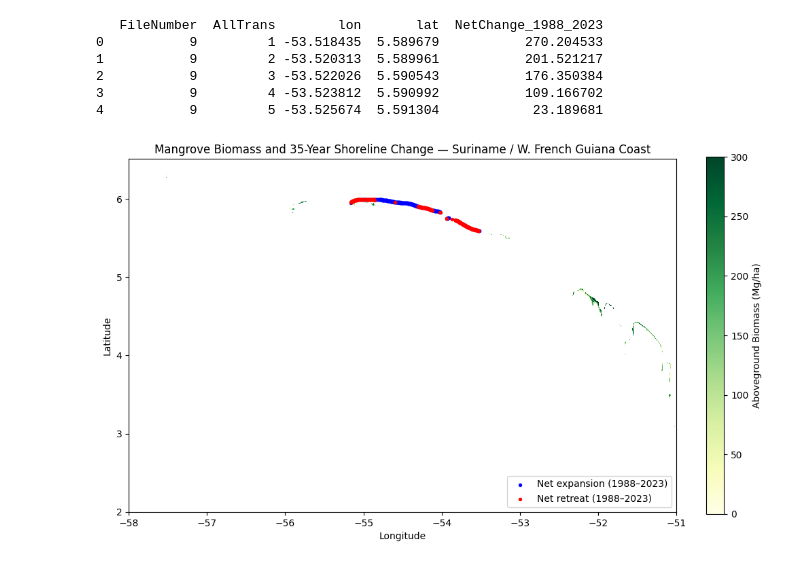
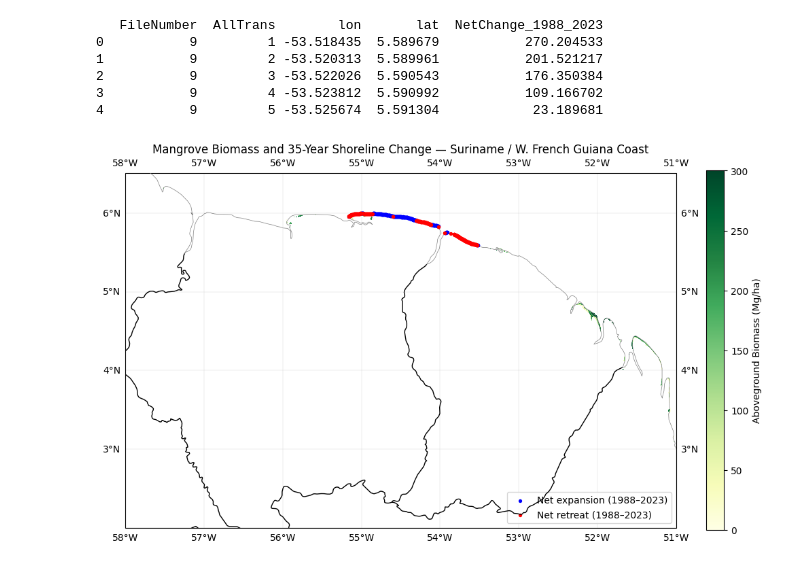
Before and after one commit to L1laBan3/Suriname-Mangrove-Project, a Jupyter notebook: InitialPlots.ipynb, the cells around one changed output. Cells and saved outputs as stored; diff of their text form; code cells hidden in the pictures.

Commit message:
Adding country outlines to final plot

```diff
--- a/InitialPlots.ipynb
+++ b/InitialPlots.ipynb
@@ -575,23 +575,34 @@ print(suriname_fg_corrected[['FileNumber', 'AllTrans', 'lon', 'lat', 'NetChange_
 3           9         4 -53.523812  5.590992           109.166702
 4           9         5 -53.525674  5.591304            23.189681
 # %%
-fig, ax = plt.subplots(figsize=(10, 10))
+import cartopy.crs as ccrs
+import cartopy.feature as cfeature
 
-im = ax.imshow(agb_data, extent=agb_extent, origin='upper', cmap='YlGn', vmin=0, vmax=300)
+fig, ax = plt.subplots(figsize=(10, 10), subplot_kw={'projection': ccrs.PlateCarree()})
+
+im = ax.imshow(agb_data, extent=agb_extent, origin='upper', cmap='YlGn', vmin=0, vmax=300,
+               transform=ccrs.PlateCarree())
 cbar = plt.colorbar(im, ax=ax, label='Aboveground Biomass (Mg/ha)', fraction=0.03)
 
 expansion = suriname_fg_corrected[suriname_fg_corrected['NetChange_1988_2023'] > 0]
 retreat = suriname_fg_corrected[suriname_fg_corrected['NetChange_1988_2023'] < 0]
 
-ax.scatter(expansion['lon'], expansion['lat'], c='blue', s=8, label='Net expansion (1988–2023)', zorder=5)
-ax.scatter(retreat['lon'], retreat['lat'], c='red', s=8, label='Net retreat (1988–2023)', zorder=5)
+ax.scatter(expansion['lon'], expansion['lat'], c='blue', s=8, label='Net expansion (1988–2023)',
+           zorder=5, transform=ccrs.PlateCarree())
+ax.scatter(retreat['lon'], retreat['lat'], c='red', s=8, label='Net retreat (1988–2023)',
+           zorder=5, transform=ccrs.PlateCarree())
+
+# Country boundaries
+ax.add_feature(cfeature.BORDERS, linewidth=1, edgecolor='black', zorder=6)
+ax.add_feature(cfeature.COASTLINE, linewidth=0.5, edgecolor='gray', zorder=4)
 
 ax.set_xlabel('Longitude')
 ax.set_ylabel('Latitude')
 ax.set_title('Mangrove Biomass and 35-Year Shoreline Change — Suriname / W. French Guiana Coast')
 ax.legend(loc='lower right')
+ax.gridlines(draw_labels=True, linewidth=0.3, alpha=0.5)
 plt.tight_layout()
-plt.savefig('biomass_shoreline_overlay_corrected.png', dpi=200, bbox_inches='tight')
+plt.savefig('biomass_shoreline_overlay_with_borders.png', dpi=200, bbox_inches='tight')
 plt.show()
 # %% [output]
-[figure, old version]
+[figure, new version]
```
Also changed, not shown: 2 other files.
